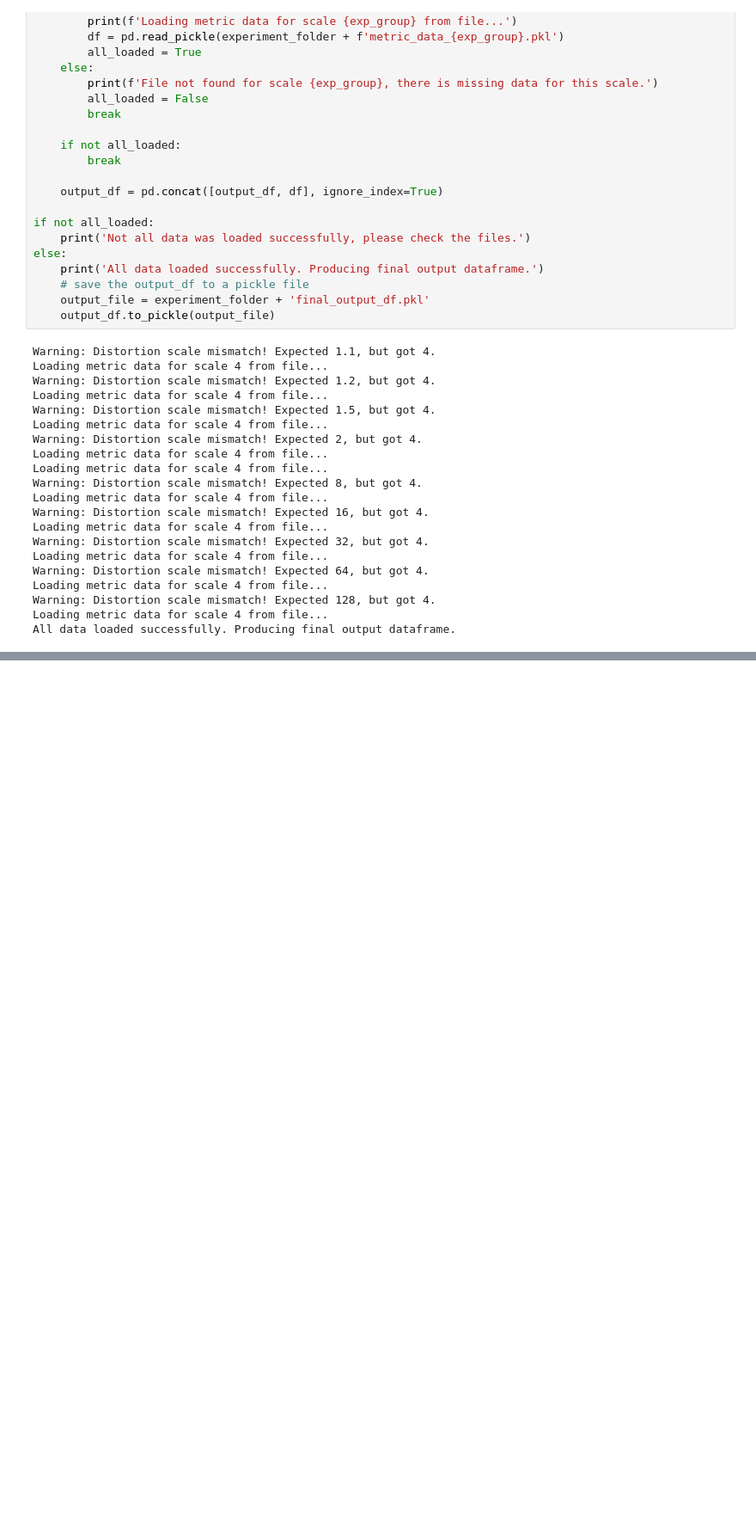
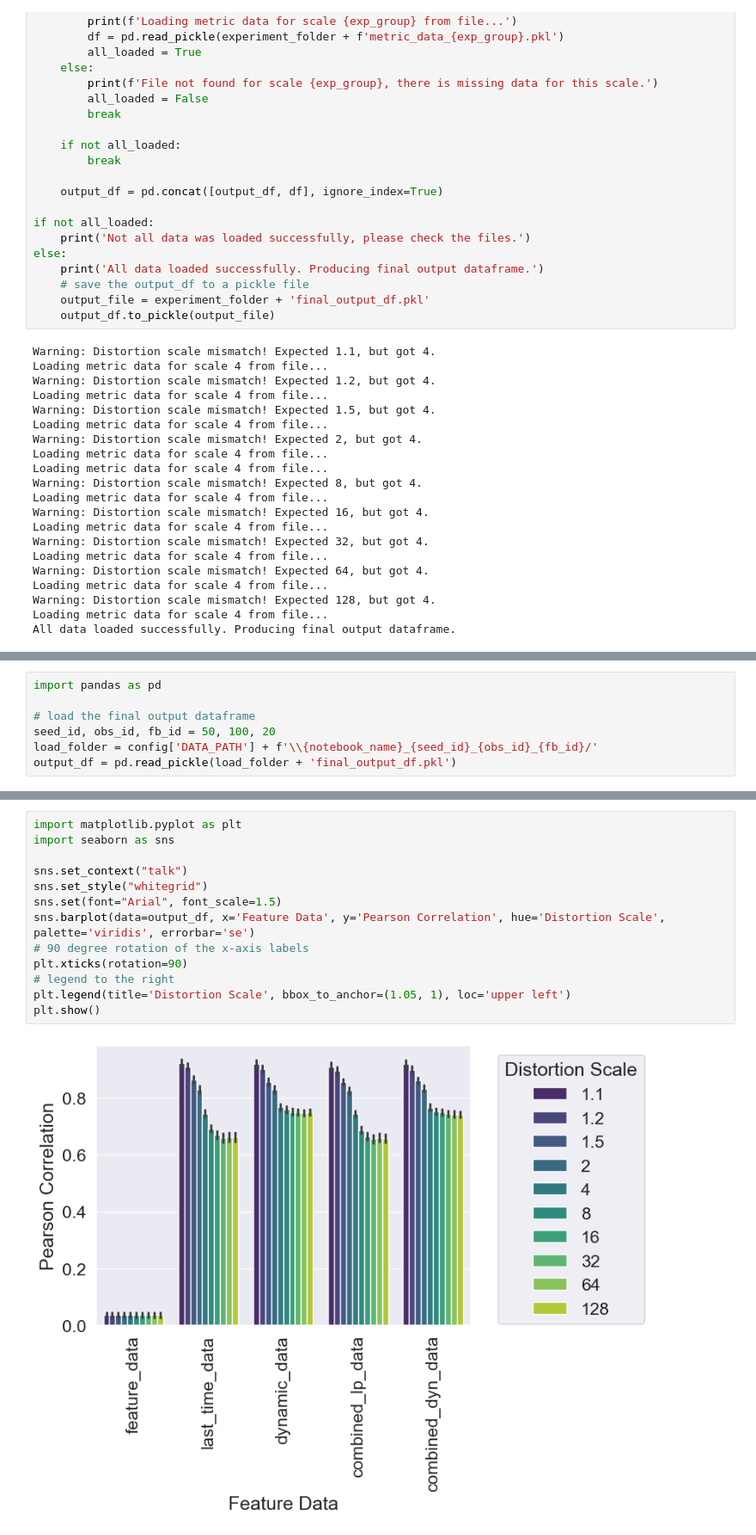
Before and after one commit to AnEvilBurrito/new-peak-project, a Jupyter notebook: src/notebooks/supplementary/s2_exp10_extended_visual.ipynb, the cells around one changed output, grey strips where cells are left out. Shown: that part at 86% size. Drawn from its saved outputs; the diff is of its cells as text; blank space fills up the shorter version.

```diff
--- a/src/notebooks/supplementary/s2_exp10_extended_visual.ipynb
+++ b/src/notebooks/supplementary/s2_exp10_extended_visual.ipynb
@@ -369,0 +372,7 @@ All data loaded successfully. Producing final output dataframe.
+# %%
+import pandas as pd
+
+# load the final output dataframe
+seed_id, obs_id, fb_id = 50, 100, 20
+load_folder = config['DATA_PATH'] + f'\\{notebook_name}_{seed_id}_{obs_id}_{fb_id}/'
+output_df = pd.read_pickle(load_folder + 'final_output_df.pkl')
@@ -369,0 +395,15 @@ All data loaded successfully. Producing final output dataframe.
+# %%
+import matplotlib.pyplot as plt
+import seaborn as sns
+
+sns.set_context("talk")
+sns.set_style("whitegrid")
+sns.set(font="Arial", font_scale=1.5)
+sns.barplot(data=output_df, x='Feature Data', y='Pearson Correlation', hue='Distortion Scale', palette='viridis', errorbar='se')
+# 90 degree rotation of the x-axis labels
+plt.xticks(rotation=90)
+# legend to the right
+plt.legend(title='Distortion Scale', bbox_to_anchor=(1.05, 1), loc='upper left')
+plt.show()
+# %% [output]
+[figure, added]
```
Also changed, not shown: parts of 6 cells of this notebook.
